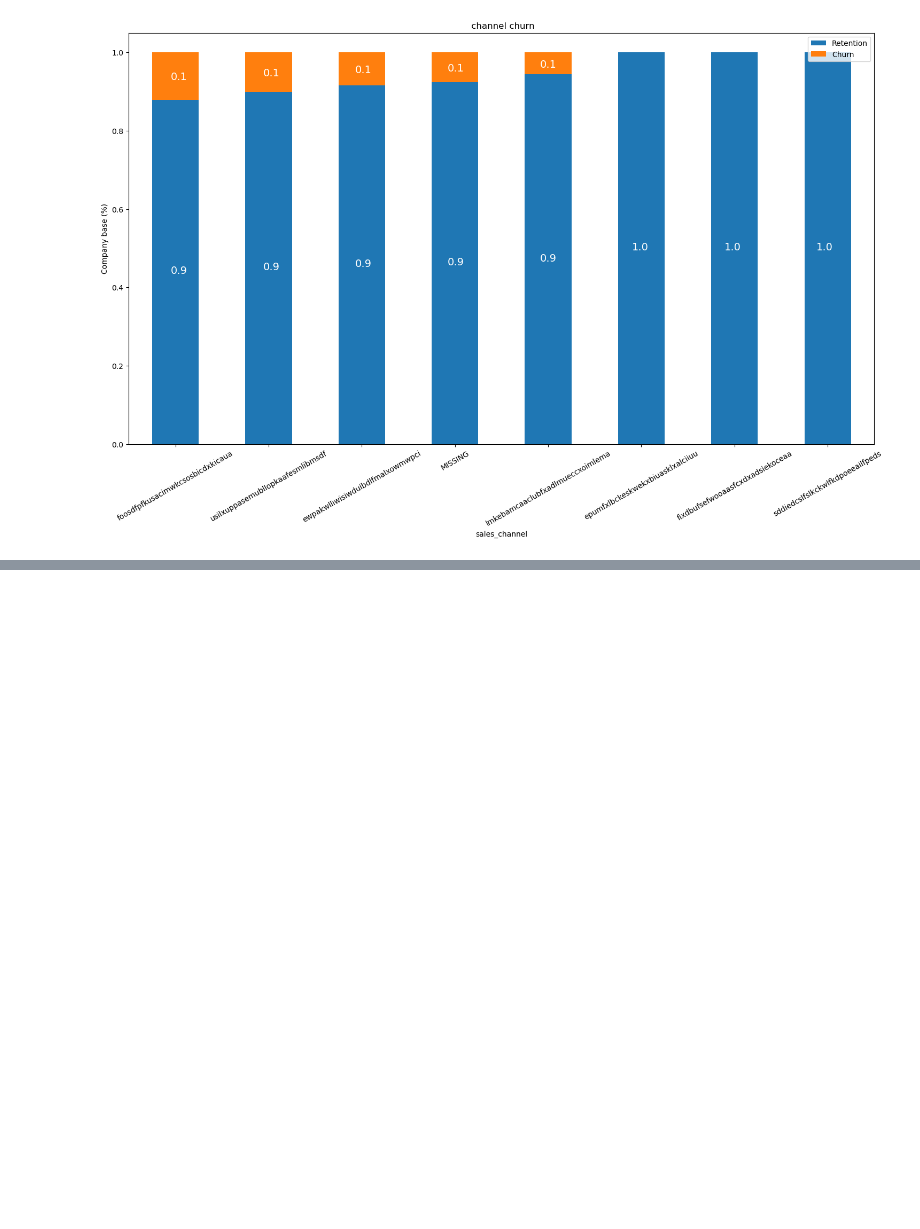
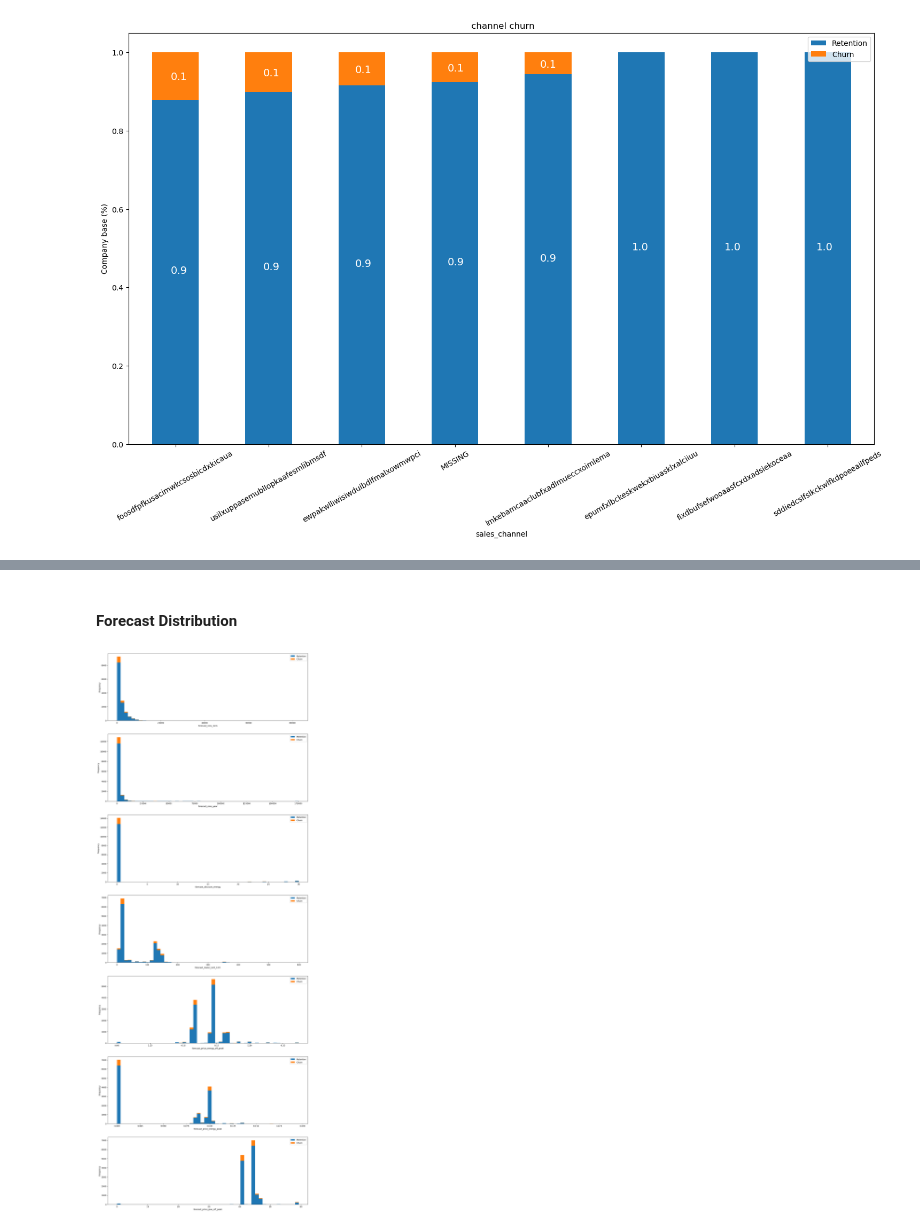
Before and after one commit to MarwanSaad/BCG-Virtual-Internship, a Jupyter notebook: EDA.ipynb, the cells around one changed output, grey strips where cells are left out. Cells and saved outputs as stored; diff of their text form; code cells hidden in the pictures; blank space fills up the shorter version.

```diff
--- a/EDA.ipynb
+++ b/EDA.ipynb
@@ -184,0 +233,2 @@ plot_stacked_bars(channel_churn_percentage, " channel churn", rot_=30)
+# %% [markdown]
+#### Forecast Distribution
@@ -184,0 +243,13 @@ plot_stacked_bars(channel_churn_percentage, " channel churn", rot_=30)
+# %%
+fig, axs = plt.subplots(nrows=7, figsize=(18,50))
+
+# Plot histogram
+plot_distribution(client_df, "forecast_cons_12m", axs[0])
+plot_distribution(client_df, "forecast_cons_year", axs[1])
+plot_distribution(client_df, "forecast_discount_energy", axs[2])
+plot_distribution(client_df, "forecast_meter_rent_12m", axs[3])
+plot_distribution(client_df, "forecast_price_energy_off_peak", axs[4])
+plot_distribution(client_df, "forecast_price_energy_peak", axs[5])
+plot_distribution(client_df, "forecast_price_pow_off_peak", axs[6])
+# %% [output]
+[figure, added]
```
Also changed, not shown: parts of 18 cells of this notebook.
